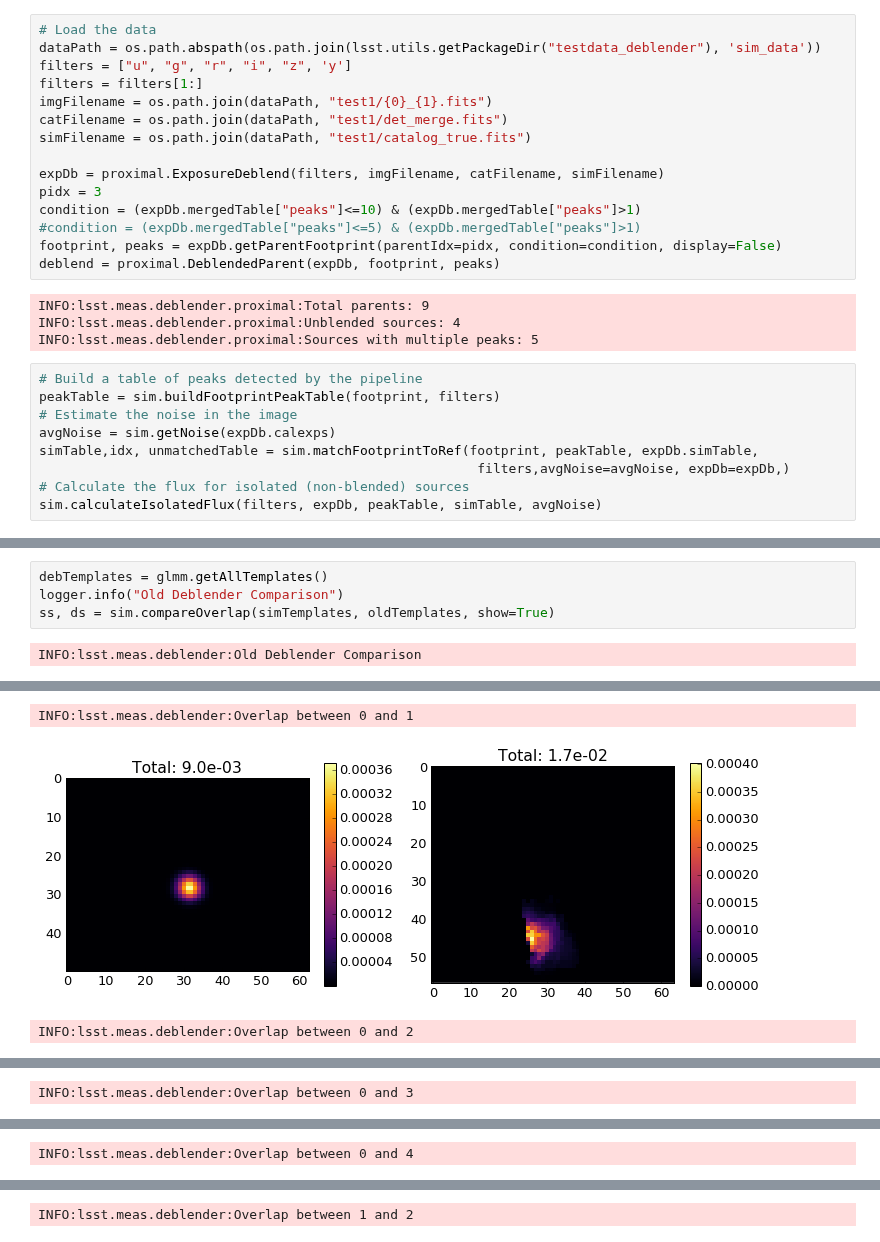
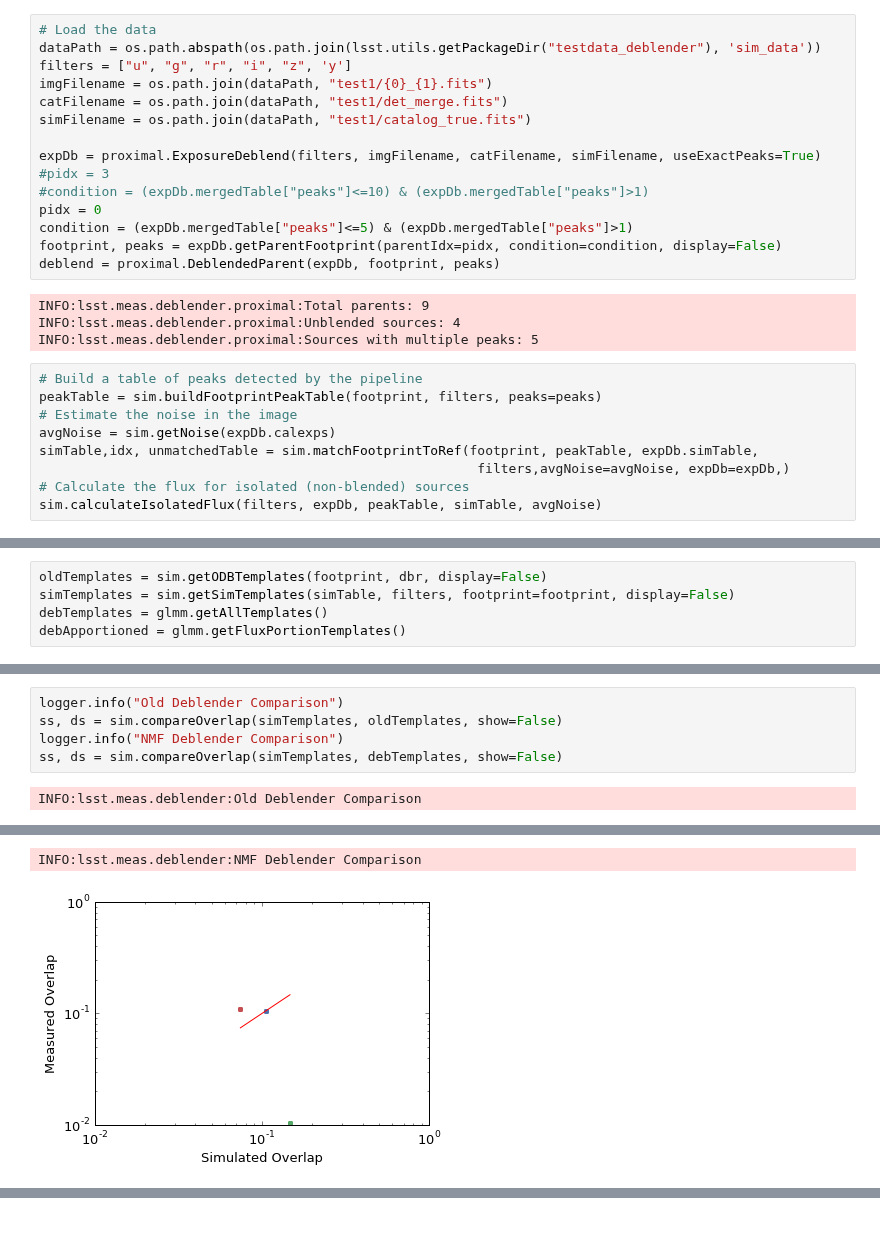
Before and after one commit to lsst/meas_deblender, a Jupyter notebook: examples/testSingleSim.ipynb, the cells around one changed output, grey strips where cells are left out. Drawn from its saved outputs; the diff is of its cells as text.

```diff
--- a/examples/testSingleSim.ipynb
+++ b/examples/testSingleSim.ipynb
@@ -36,15 +36,15 @@ log.setLevel("", log.INFO)
 # Load the data
 dataPath = os.path.abspath(os.path.join(lsst.utils.getPackageDir("testdata_deblender"), 'sim_data'))
 filters = ["u", "g", "r", "i", "z", 'y']
-filters = filters[1:]
 imgFilename = os.path.join(dataPath, "test1/{0}_{1}.fits")
 catFilename = os.path.join(dataPath, "test1/det_merge.fits")
 simFilename = os.path.join(dataPath, "test1/catalog_true.fits")
 
-expDb = proximal.ExposureDeblend(filters, imgFilename, catFilename, simFilename)
-pidx = 3
-condition = (expDb.mergedTable["peaks"]<=10) & (expDb.mergedTable["peaks"]>1)
-#condition = (expDb.mergedTable["peaks"]<=5) & (expDb.mergedTable["peaks"]>1)
+expDb = proximal.ExposureDeblend(filters, imgFilename, catFilename, simFilename, useExactPeaks=True)
+#pidx = 3
+#condition = (expDb.mergedTable["peaks"]<=10) & (expDb.mergedTable["peaks"]>1)
+pidx = 0
+condition = (expDb.mergedTable["peaks"]<=5) & (expDb.mergedTable["peaks"]>1)
 footprint, peaks = expDb.getParentFootprint(parentIdx=pidx, condition=condition, display=False)
 deblend = proximal.DeblendedParent(expDb, footprint, peaks)
 # %% [output]
@@ -53,7 +53,7 @@ INFO:lsst.meas.deblender.proximal:Unblended sources: 4
 INFO:lsst.meas.deblender.proximal:Sources with multiple peaks: 5
 # %%
 # Build a table of peaks detected by the pipeline
-peakTable = sim.buildFootprintPeakTable(footprint, filters)
+peakTable = sim.buildFootprintPeakTable(footprint, filters, peaks=peaks)
 # Estimate the noise in the image
 avgNoise = sim.getNoise(expDb.calexps)
 simTable,idx, unmatchedTable = sim.matchFootprintToRef(footprint, peakTable, expDb.simTable,
@@ -123,0 +86,5 @@ INFO:lsst.meas.deblender.proximal:Filter y: re-apportioned flux=1066.0, real=160
+# %%
+oldTemplates = sim.getODBTemplates(footprint, dbr, display=False)
+simTemplates = sim.getSimTemplates(simTable, filters, footprint=footprint, display=False)
+debTemplates = glmm.getAllTemplates()
+debApportioned = glmm.getFluxPortionTemplates()
@@ -124,6 +123,7 @@ INFO:lsst.meas.deblender.proximal:Filter y: re-apportioned flux=1066.0, real=160
 # %%
-debTemplates = glmm.getAllTemplates()
 logger.info("Old Deblender Comparison")
-ss, ds = sim.compareOverlap(simTemplates, oldTemplates, show=True)
+ss, ds = sim.compareOverlap(simTemplates, oldTemplates, show=False)
+logger.info("NMF Deblender Comparison")
+ss, ds = sim.compareOverlap(simTemplates, debTemplates, show=False)
 # %% [output]
 INFO:lsst.meas.deblender:Old Deblender Comparison
@@ -131,3 +131,2 @@ INFO:lsst.meas.deblender:Old Deblender Comparison
-INFO:lsst.meas.deblender:Overlap between 0 and 1
+INFO:lsst.meas.deblender:NMF Deblender Comparison
-[figure, old version]
+[figure, new version]
-INFO:lsst.meas.deblender:Overlap between 0 and 2
@@ -135 +132,0 @@ INFO:lsst.meas.deblender:Overlap between 0 and 2
-INFO:lsst.meas.deblender:Overlap between 0 and 3
@@ -137 +132,0 @@ INFO:lsst.meas.deblender:Overlap between 0 and 3
-INFO:lsst.meas.deblender:Overlap between 0 and 4
@@ -139 +132,0 @@ INFO:lsst.meas.deblender:Overlap between 0 and 4
-INFO:lsst.meas.deblender:Overlap between 1 and 2
```
Also changed, not shown: parts of 15 cells of this notebook, 4 other files.
